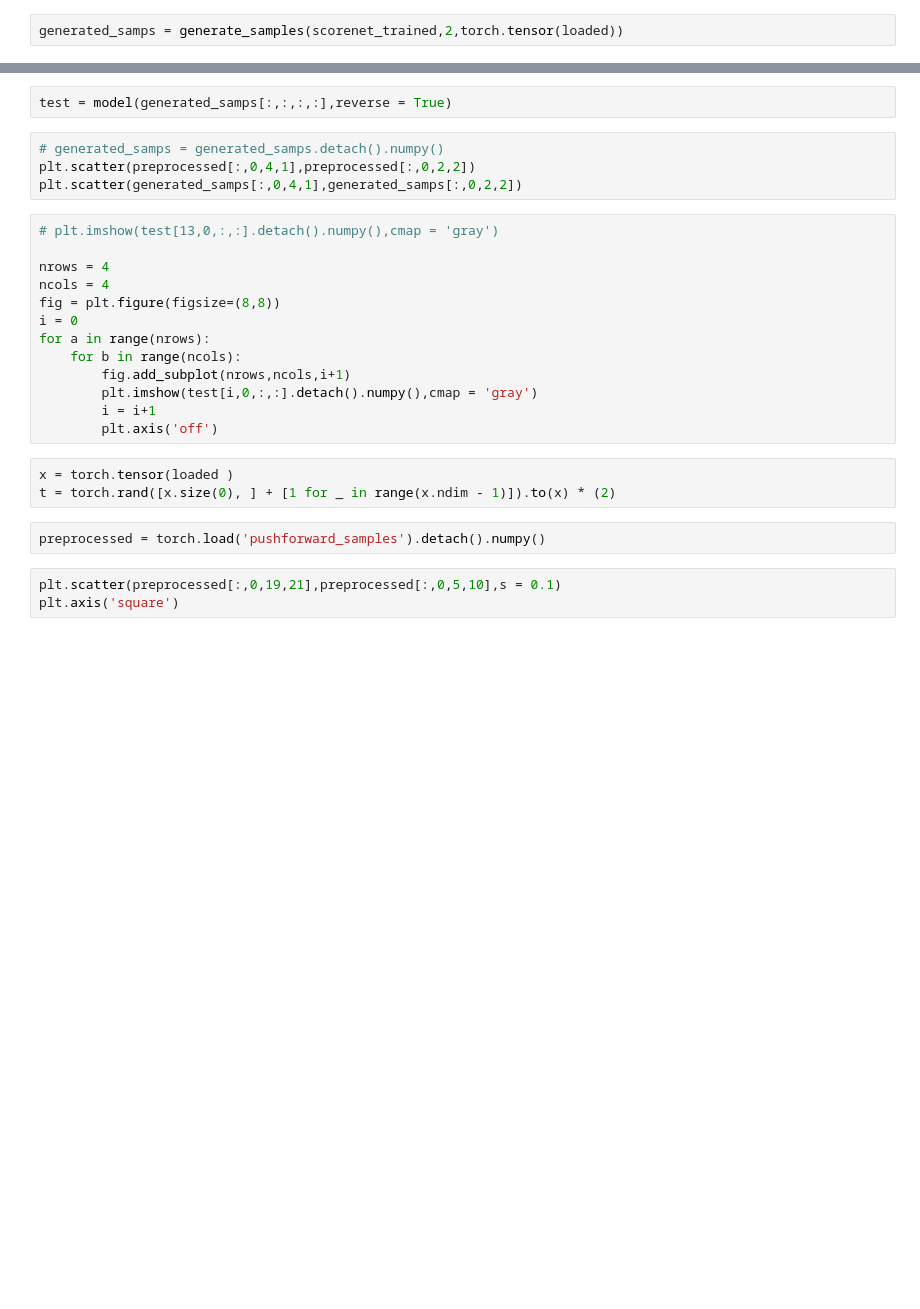
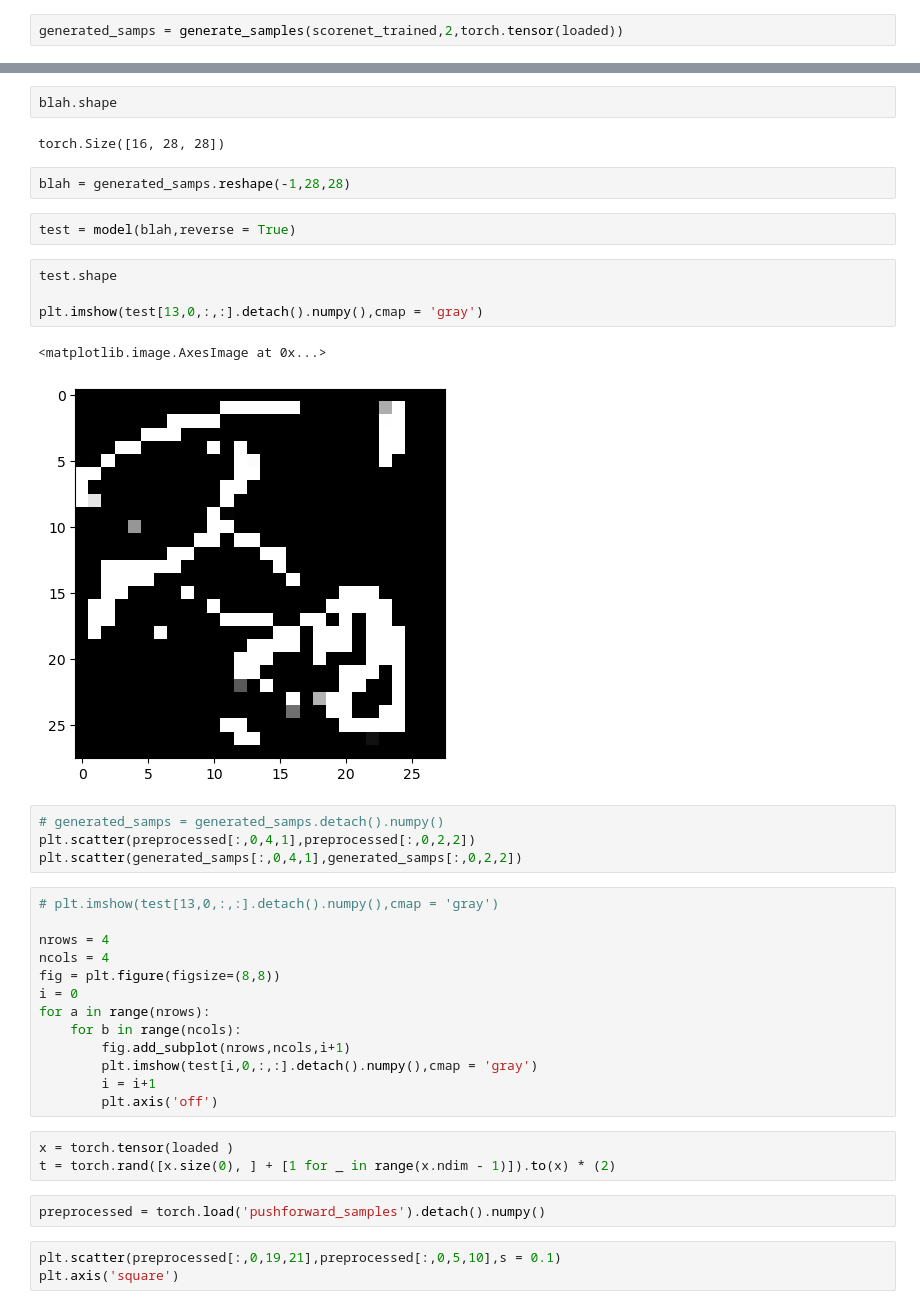
Before and after one commit to benjzhang/tap-sgm, a Jupyter notebook: mymnist/mnist_simple_tapsgm_relu.ipynb, the cells around one changed output, grey strips where cells are left out. Saved outputs shown, nothing was run; the diff lists cells and outputs as text; blank space fills up the shorter version.

```diff
--- a/mymnist/mnist_simple_tapsgm_relu.ipynb
+++ b/mymnist/mnist_simple_tapsgm_relu.ipynb
@@ -289,5 +299,18 @@ generated_samps = generate_samples(scorenet_trained,2,torch.tensor(loaded))
+# %%
+blah.shape
+# %% [output]
+torch.Size([16, 28, 28])
+# %%
+blah = generated_samps.reshape(-1,28,28)
 # %%
-test = model(generated_samps[:,:,:,:],reverse = True)
+test = model(blah,reverse = True)
+# %%
+test.shape
+
+plt.imshow(test[13,0,:,:].detach().numpy(),cmap = 'gray')
+# %% [output]
+<matplotlib.image.AxesImage at 0x...>
+[figure, added]
 # %%
 # generated_samps = generated_samps.detach().numpy()
 plt.scatter(preprocessed[:,0,4,1],preprocessed[:,0,2,2])
```
Also changed, not shown: parts of 4 cells of this notebook, 3 other files.
